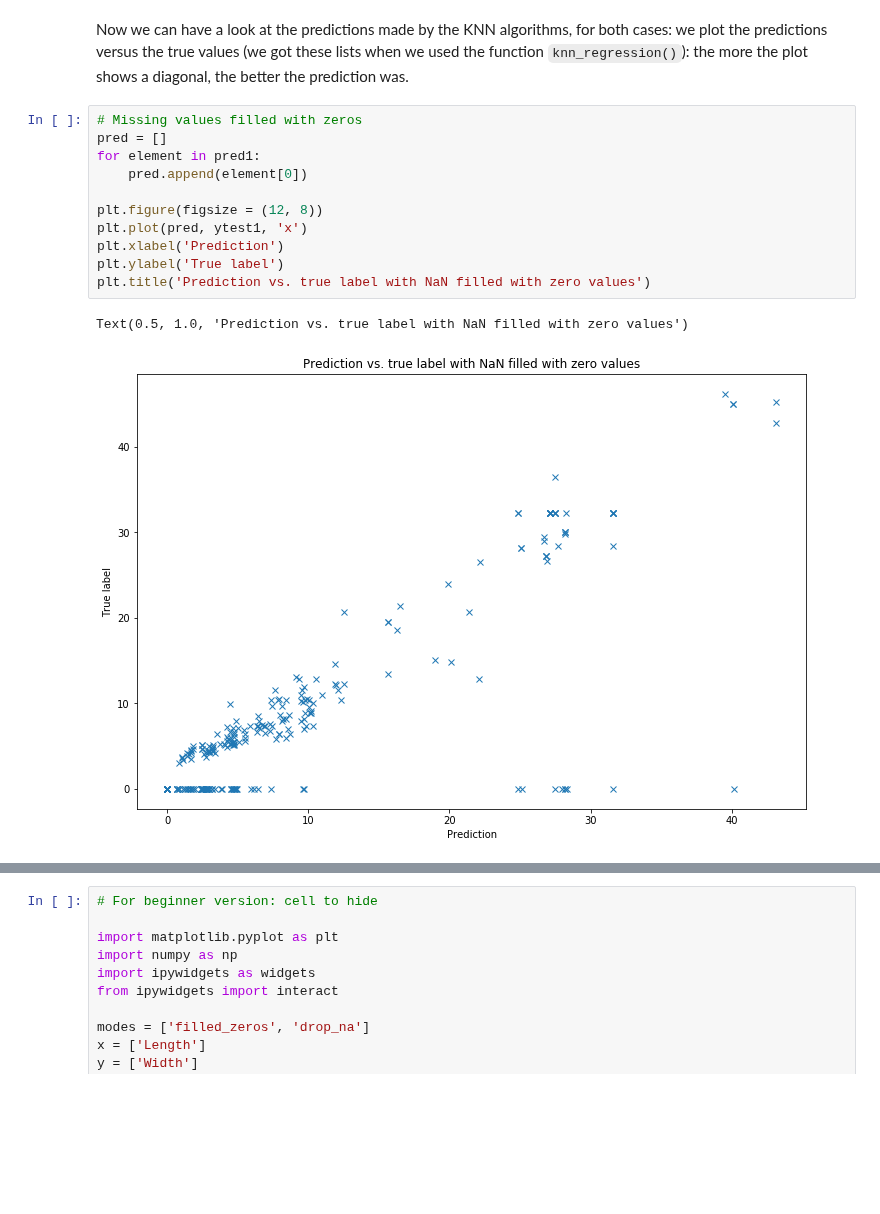
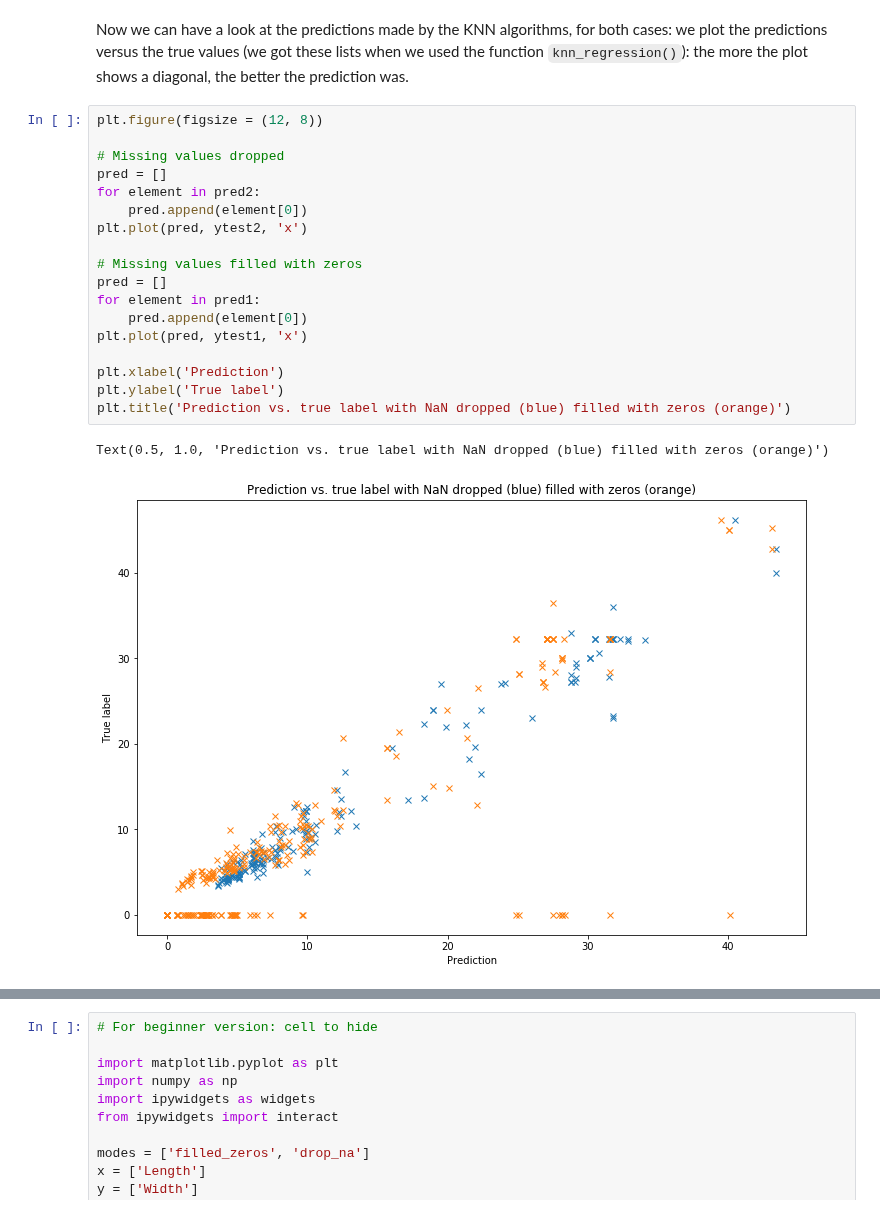
Before and after one commit to xldrkp/jb-test, a Jupyter notebook: content/chapter1-numerical/1-2-1-missing.ipynb, the cells around one changed output, grey strips where cells are left out. Cells and saved outputs as stored; diff of their text form; blank space fills up the shorter version.

```diff
--- a/content/chapter1-numerical/1-2-1-missing.ipynb
+++ b/content/chapter1-numerical/1-2-1-missing.ipynb
@@ -135,16 +128,23 @@ We can see that the attribute ``Width`` contains more zero values than the attri
 # %% [markdown]
 Now we can have a look at the predictions made by the KNN algorithms, for both cases: we plot the predictions versus the true values (we got these lists when we used the function ``knn_regression()``): the more the plot shows a diagonal, the better the prediction was.
 # %%
+plt.figure(figsize = (12, 8))
+
+# Missing values dropped
+pred = []
+for element in pred2:
+    pred.append(element[0])
+plt.plot(pred, ytest2, 'x')
+
 # Missing values filled with zeros
 pred = []
 for element in pred1:
     pred.append(element[0])
+plt.plot(pred, ytest1, 'x')
 
-plt.figure(figsize = (12, 8))
-plt.plot(pred, ytest1, 'x')
 plt.xlabel('Prediction')
 plt.ylabel('True label')
-plt.title('Prediction vs. true label with NaN filled with zero values')
+plt.title('Prediction vs. true label with NaN dropped (blue) filled with zeros (orange)')
 # %% [output]
-Text(0.5, 1.0, 'Prediction vs. true label with NaN filled with zero values')
+Text(0.5, 1.0, 'Prediction vs. true label with NaN dropped (blue) filled with zeros (orange)')
-[figure, old version]
+[figure, new version]
```
Also changed, not shown: parts of 3 cells of this notebook.
